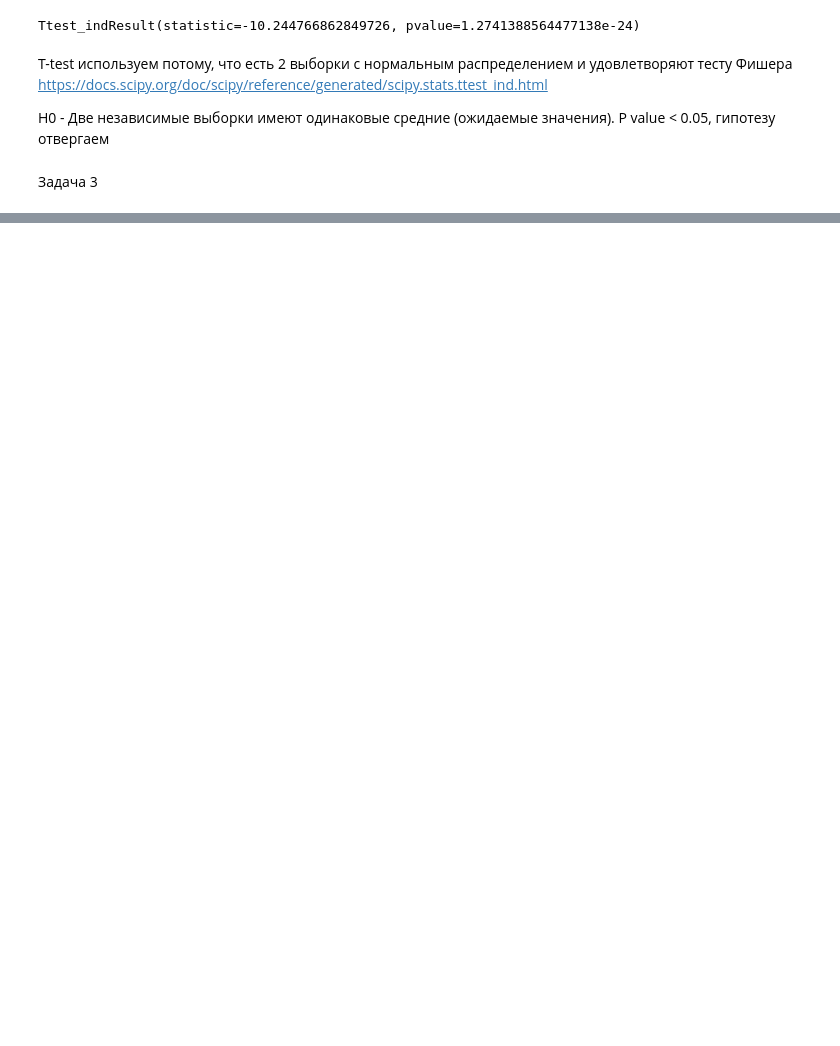
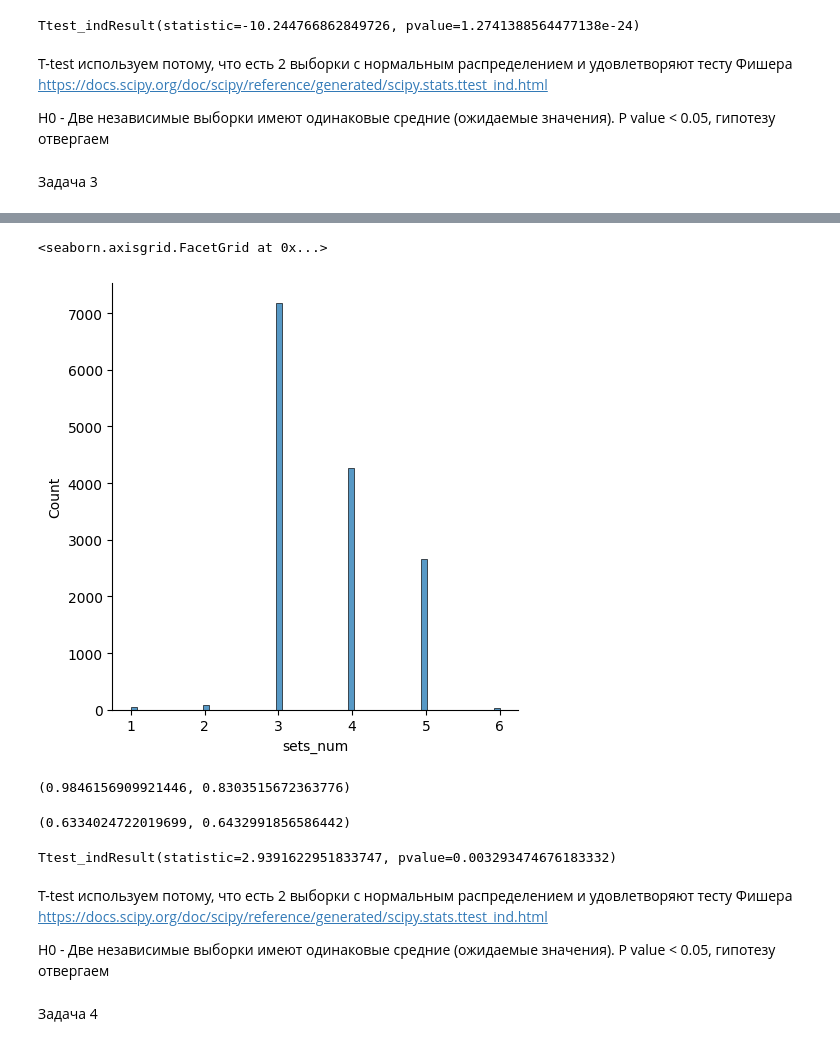
Before and after one commit to MarinaGrad/SF-data-science22, a Jupyter notebook: homework/Tennis_homework/tennis_notebook_MGHW.ipynb, the cells around one changed output, grey strips where cells are left out. Saved outputs shown, nothing was run; the diff lists cells and outputs as text; code cells hidden in the pictures; blank space fills up the shorter version.

```diff
--- a/homework/Tennis_homework/tennis_notebook_MGHW.ipynb
+++ b/homework/Tennis_homework/tennis_notebook_MGHW.ipynb
@@ -97,0 +128,25 @@ P value < 0.05, гипотезу отвергаем
+# %%
+sns.displot(df_later['sets_num'])
+# %% [output]
+<seaborn.axisgrid.FacetGrid at 0x...>
+[figure, added]
+# %%
+f_test(df_early['sets_num'], df_later['sets_num'])
+# %% [output]
+(0.9846156909921446, 0.8303515672363776)
+# %%
+np.var(df_early['sets_num'], ddof=1), np.var(df_later['sets_num'], ddof=1)
+# %% [output]
+(0.6334024722019699, 0.6432991856586442)
+# %%
+stats.ttest_ind(df_early['sets_num'], df_later['sets_num'])
+# %% [output]
+Ttest_indResult(statistic=2.9391622951833747, pvalue=0.003293474676183332)
+# %% [markdown]
+T-test используем потому, что есть 2 выборки с нормальным распределением и удовлетворяют тесту Фишера
+https://docs.scipy.org/doc/scipy/reference/generated/scipy.stats.ttest_ind.html
+
+H0 - Две независимые выборки имеют одинаковые средние (ожидаемые значения).
+P value < 0.05, гипотезу отвергаем
+# %% [markdown]
+Задача 4
```
Also changed, not shown: parts of 15 cells of this notebook.
